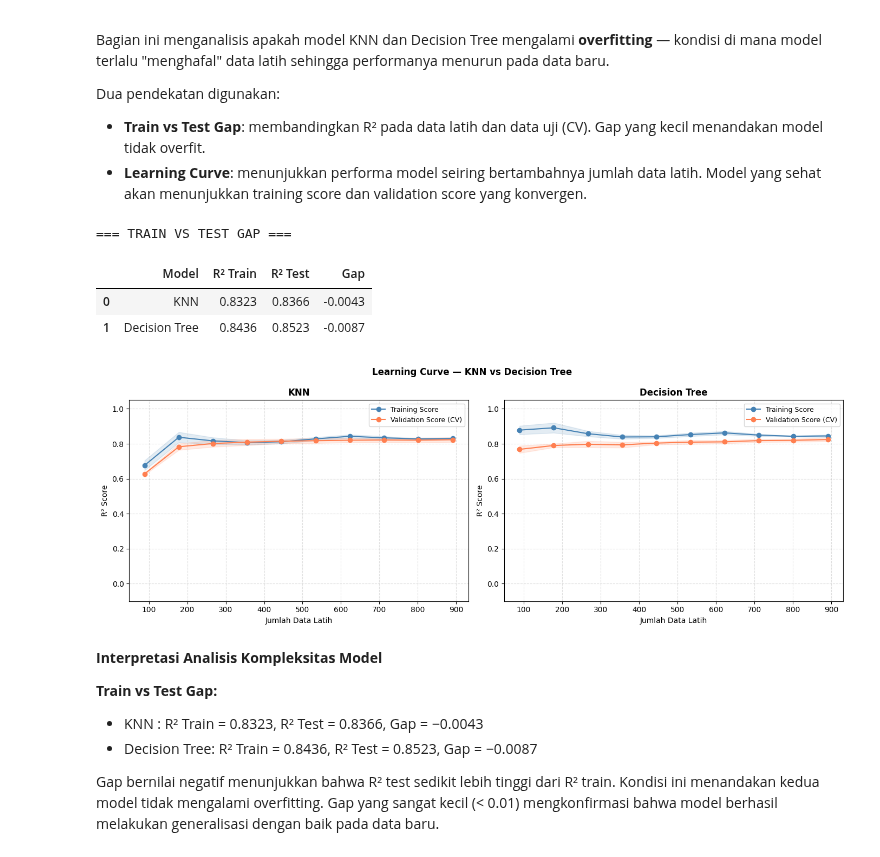
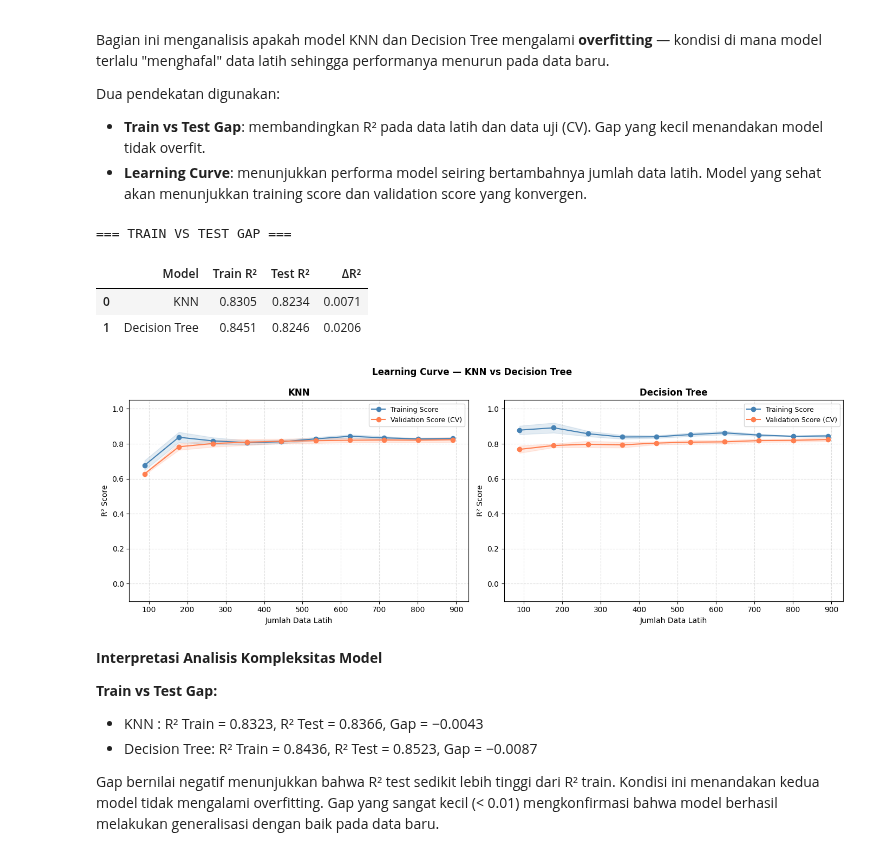
Before and after one commit to Maulana527/Tubes-Siscer, a Jupyter notebook: ML_Medical_Insurance_Regresi.ipynb, the cells around one changed output. Cells and saved outputs as stored; diff of their text form; code cells hidden in the pictures.

```diff
--- a/ML_Medical_Insurance_Regresi.ipynb
+++ b/ML_Medical_Insurance_Regresi.ipynb
@@ -1461,25 +1461,54 @@ Dua pendekatan digunakan:
   dan validation score yang konvergen.
 # %%
 from sklearn.model_selection import learning_curve
+from sklearn.model_selection import cross_validate
 
-# ── Train vs Test Gap ────────────────────────────────────────────────────────
-knn_train_r2 = r2_score(y_log, knn_best.fit(X_scaled, y_log).predict(X_scaled))
-dt_train_r2  = r2_score(y_log, dt_best.fit(X, y_log).predict(X))
+# Cross Validation Train/Test R²
+knn_cv = cross_validate(
+    knn_best,
+    X_scaled,
+    y_log,
+    cv=kf,
+    scoring='r2',
+    return_train_score=True
+)
 
-knn_test_r2  = r2_score(y_actual, knn_pred)
-dt_test_r2   = r2_score(y_actual, dt_pred)
+dt_cv = cross_validate(
+    dt_best,
+    X,
+    y_log,
+    cv=kf,
+    scoring='r2',
+    return_train_score=True
+)
 
+knn_train_r2 = knn_cv['train_score'].mean()
+dt_train_r2  = dt_cv['train_score'].mean()
+
+knn_test_r2 = knn_cv['test_score'].mean()
+dt_test_r2  = dt_cv['test_score'].mean()
+
+# Train vs Test Gap
 gap_df = pd.DataFrame({
-    'Model'     : ['KNN', 'Decision Tree'],
-    'R² Train'  : [round(knn_train_r2, 4), round(dt_train_r2, 4)],
-    'R² Test'   : [round(knn_test_r2,  4), round(dt_test_r2,  4)],
-    'Gap'       : [round(knn_train_r2 - knn_test_r2, 4),
-                   round(dt_train_r2  - dt_test_r2,  4)],
+    'Model': ['KNN', 'Decision Tree'],
+    'Train R²': [
+        round(knn_train_r2, 4),
+        round(dt_train_r2, 4)
+    ],
+    'Test R²': [
+        round(knn_test_r2, 4),
+        round(dt_test_r2, 4)
+    ],
+    'ΔR²': [
+        round(knn_train_r2 - knn_test_r2, 4),
+        round(dt_train_r2 - dt_test_r2, 4)
+    ]
 })
+
 print("=== TRAIN VS TEST GAP ===")
 display(gap_df)
 
-# ── Learning Curve ───────────────────────────────────────────────────────────
+# Learning Curve
 fig, axes = plt.subplots(1, 2, figsize=(14, 5))
 fig.suptitle('Learning Curve — KNN vs Decision Tree',
              fontsize=12, fontweight='bold')
@@ -1494,36 +1523,36 @@ for ax, (name, model, X_input) in zip(axes, [
         cv=kf,
         scoring='r2'
     )
     train_mean = train_scores.mean(axis=1)
     train_std  = train_scores.std(axis=1)
     val_mean   = val_scores.mean(axis=1)
     val_std    = val_scores.std(axis=1)
 
     ax.plot(train_sizes, train_mean, 'o-', color='steelblue', label='Training Score')
     ax.fill_between(train_sizes,
                     train_mean - train_std,
                     train_mean + train_std,
                     alpha=0.15, color='steelblue')
     ax.plot(train_sizes, val_mean, 'o-', color='coral', label='Validation Score (CV)')
     ax.fill_between(train_sizes,
                     val_mean - val_std,
                     val_mean + val_std,
                     alpha=0.15, color='coral')
 
     ax.set_title(f'{name}', fontweight='bold')
     ax.set_xlabel('Jumlah Data Latih')
     ax.set_ylabel('R² Score')
     ax.legend(fontsize=9)
     ax.grid(True, linestyle='--', alpha=0.4)
     ax.set_ylim(-0.1, 1.05)
 
 plt.tight_layout()
 plt.show()
 # %% [output]
 === TRAIN VS TEST GAP ===
-|  | Model | R² Train | R² Test | Gap |
-| 0 | KNN | 0.8323 | 0.8366 | -0.0043 |
-| 1 | Decision Tree | 0.8436 | 0.8523 | -0.0087 |
+|  | Model | Train R² | Test R² | ΔR² |
+| 0 | KNN | 0.8305 | 0.8234 | 0.0071 |
+| 1 | Decision Tree | 0.8451 | 0.8246 | 0.0206 |
 [figure]
 # %% [markdown]
 **Interpretasi Analisis Kompleksitas Model**
```
Also changed, not shown: parts of 1 cell of this notebook.
